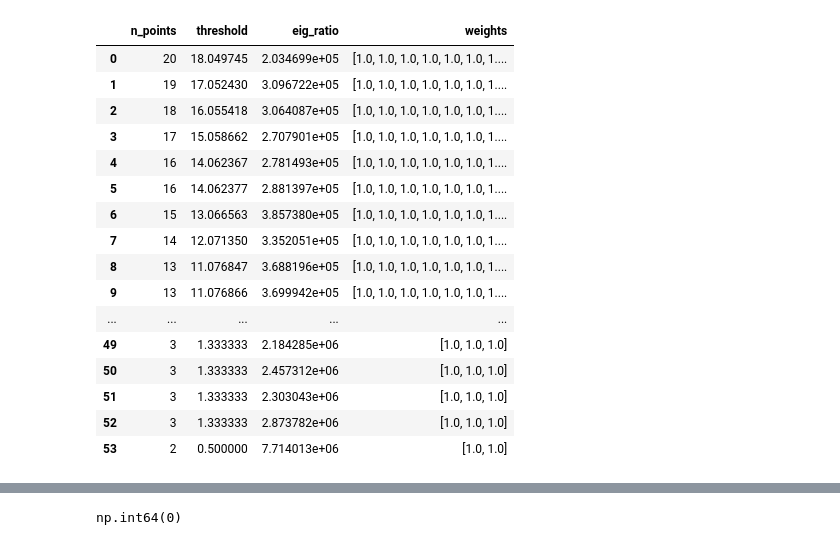
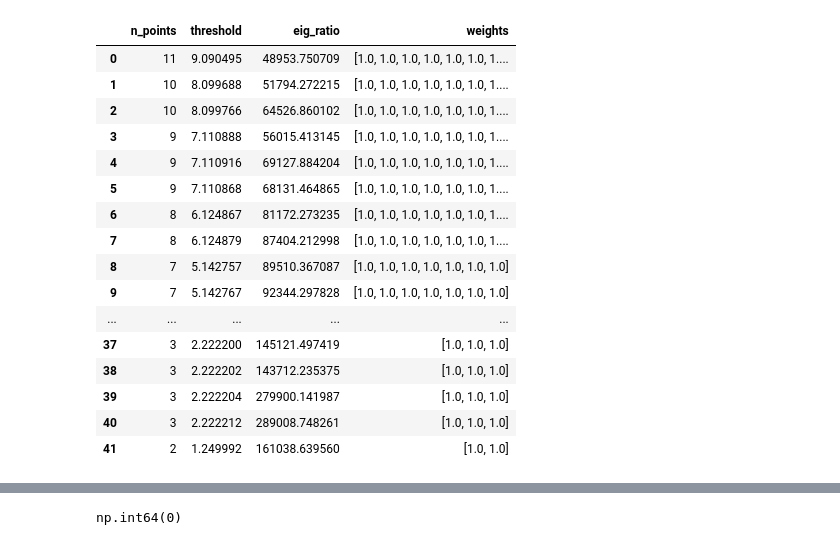
Before and after one commit to CiaranW005/UL-Summer-Bursary-2026, a Jupyter notebook: notebooks/algorithims/unsupervised_ellipsoidal_fit.ipynb, the cells around one changed output, grey strips where cells are left out. Drawn from its saved outputs; the diff is of its cells as text; code cells hidden in the pictures.

Commit message:
Added a feature to the algorithim so that the weakest unregulated ellipsoids blend with the nearest structured ellipsoid to improve structure of the emebdding space

```diff
--- a/notebooks/algorithims/unsupervised_ellipsoidal_fit.ipynb
+++ b/notebooks/algorithims/unsupervised_ellipsoidal_fit.ipynb
@@ -38,7 +38,7 @@ categories = pd.read_sql_query("SELECT DISTINCT category FROM meta", conn)["cate
 
 conn.close()
 # %%
-category = "hazelnut"
+category = "grid"
 
 train_mask = meta["split"] == "train"
 train_meta = meta[train_mask]
@@ -133,7 +178,7 @@ def find_weight(weights, worst_local, covered_idx, cat_emb, uncovered_mask, spac
     weights[worst_local] = best
     return weights
 # %%
-def clean_candidate(covered_idx, cat_emb, uncovered_mask, weights, min_points=1, reg=1e-4):
+def clean_candidate(covered_idx, cat_emb, uncovered_mask, weights, ellipsoids, support_min_points=5, min_points=1, reg=1e-4):
     """
     Iteratively emoved embeddings form a candidate hypersphere until it statisifes the
     exclusive embedding embedding assignment constraint
@@ -172,14 +217,23 @@ def clean_candidate(covered_idx, cat_emb, uncovered_mask, weights, min_points=1,
         Radius of the final hypersphere. (Singleton spheres have radius 0)
     """
 
+    ellipse_id = None
+
     while len(covered_idx) > min_points:
-        center, eigvecs, eigvals, threshold, eig_ratio = fit_ellipsoid(covered_idx, cat_emb, weights, reg=reg)
+        if len(covered_idx) < support_min_points and len(ellipsoids) > 0:
+            center, eigvecs, eigvals, threshold, eig_ratio, ellipse_id = fit_supported_ellipsoid(
+                covered_idx, ellipsoids, weights, cat_emb, min_points=support_min_points, reg=reg
+                )
+        else:
+            center, eigvecs, eigvals, threshold, eig_ratio = fit_ellipsoid(
+                covered_idx, cat_emb, weights, reg=reg
+                )
 
         inside_all = ellipsoid_inside(cat_emb, center, eigvecs, eigvals, threshold)
         shared_idx = np.where((inside_all) & (~uncovered_mask))[0]
 
         if len(shared_idx) == 0:
-            return covered_idx, center, eigvecs, eigvals, threshold, eig_ratio, weights
+            return covered_idx, center, eigvecs, eigvals, threshold, eig_ratio, weights, ellipse_id
 
         print("Enroach Detected")
         shared_diff = cat_emb[shared_idx] - center
@@ -200,8 +254,12 @@ def clean_candidate(covered_idx, cat_emb, uncovered_mask, weights, min_points=1,
             covered_idx = np.delete(covered_idx, worst_local)
             weights = np.delete(weights, worst_local)
 
-    center, eigvecs, eigvals, threshold, eig_ratio = fit_ellipsoid(covered_idx, cat_emb, weights, reg=reg)
-    return covered_idx, center, eigvecs, eigvals, threshold, eig_ratio, weights
+    if len(covered_idx) < support_min_points:
+        center, eigvecs, eigvals, threshold, eig_ratio, ellipse_id = fit_supported_ellipsoid(covered_idx, ellipsoids, weights, cat_emb, min_points=min_points, reg=reg)
+    else:
+        center, eigvecs, eigvals, threshold, eig_ratio = fit_ellipsoid(covered_idx, cat_emb, weights, reg=reg)
+
+    return covered_idx, center, eigvecs, eigvals, threshold, eig_ratio, weights, ellipse_id
 # %%
 time = datetime.datetime.now().strftime("%y-%m-%d_%H-%M-%S")
 EXPERIMENTS_CAT_DIR = EXPERIMENTS_DIR / category / time
@@ -214,6 +272,8 @@ K_frac = 0.05
 
 start_growth = 1.2
 min_growth = 1
+
+min_points = 5
 
 while uncovered_mask.any():
     uncovered_idx = np.where(uncovered_mask)[0]
@@ -228,7 +288,7 @@ while uncovered_mask.any():
         covered_idx = uncovered_idx
         weights = np.ones(len(covered_idx))
 
-        center, eigvecs, eigvals, threshold, eig_ratio = fit_ellipsoid(covered_idx, cat_emb, weights)
+        center, eigvecs, eigvals, threshold, eig_ratio, ellipse_id = fit_supported_ellipsoid(covered_idx, ellipsoids, weights, cat_emb, min_points=5, reg=1e-4)
 
     else:
         index = faiss.IndexFlatL2(uncovered_emb.shape[1])
@@ -247,11 +307,12 @@ while uncovered_mask.any():
         full_covered_idx = uncovered_idx[np.r_[local_compact, neighbours_local]]
 
         weights = np.ones(len(full_covered_idx))
-        covered_idx, center, eigvecs, eigvals, threshold, eig_ratio, weights = clean_candidate(
+        covered_idx, center, eigvecs, eigvals, threshold, eig_ratio, weights, ellipse_id = clean_candidate(
             full_covered_idx,
             cat_emb,
             uncovered_mask,
-            weights
+            weights,
+            ellipsoids
         )
 
         while True:
@@ -267,11 +328,12 @@ while uncovered_mask.any():
                     grow_weights[i] = weights[old_pos]
             weights = grow_weights
 
-            new_covered_idx, new_center, new_eigvecs, new_eigvals, new_threshold, new_eig_ratio, new_weights = clean_candidate(
+            new_covered_idx, new_center, new_eigvecs, new_eigvals, new_threshold, new_eig_ratio, new_weights, new_ellipse_id = clean_candidate(
                 full_new_covered_idx,
                 cat_emb,
                 uncovered_mask,
                 weights,
+                ellipsoids,
                 min_points=len(old_covered_idx)
                 )
 
@@ -283,51 +345,53 @@ while uncovered_mask.any():
                 threshold = new_threshold
                 eig_ratio = new_eig_ratio
                 weights = new_weights
+                ellipse_id = new_ellipse_id
             else:
                 break
 
     ellipsoids.append({
         "center": center,
         "eigvecs": eigvecs,
         "eigvals": eigvals,
         "threshold": threshold,
         "eig_ratio": eig_ratio,
         "covered_idx": covered_idx,
-        "weights": weights
+        "weights": weights,
+        "ellipse_id": ellipse_id
     })
 
     uncovered_mask[covered_idx] = False
 
 ellipsoids_df = pd.DataFrame([
     {
         "n_points": len(e["covered_idx"]),
         "threshold": e["threshold"],
         "eig_ratio": e["eig_ratio"],
         "weights": e["weights"]
     }
     for e in ellipsoids
 ])
 
 ellipsoids_df.to_csv(EXPERIMENTS_CAT_DIR / f"ellipsoids.csv", index=False)
 ellipsoids_df
 # %% [output]
 |  | n_points | threshold | eig_ratio | weights |
-| 0 | 20 | 18.049745 | 2.034699e+05 | [1.0, 1.0, 1.0, 1.0, 1.0, 1.0, 1.... |
-| 1 | 19 | 17.052430 | 3.096722e+05 | [1.0, 1.0, 1.0, 1.0, 1.0, 1.0, 1.... |
-| 2 | 18 | 16.055418 | 3.064087e+05 | [1.0, 1.0, 1.0, 1.0, 1.0, 1.0, 1.... |
-| 3 | 17 | 15.058662 | 2.707901e+05 | [1.0, 1.0, 1.0, 1.0, 1.0, 1.0, 1.... |
-| 4 | 16 | 14.062367 | 2.781493e+05 | [1.0, 1.0, 1.0, 1.0, 1.0, 1.0, 1.... |
-| 5 | 16 | 14.062377 | 2.881397e+05 | [1.0, 1.0, 1.0, 1.0, 1.0, 1.0, 1.... |
-| 6 | 15 | 13.066563 | 3.857380e+05 | [1.0, 1.0, 1.0, 1.0, 1.0, 1.0, 1.... |
-| 7 | 14 | 12.071350 | 3.352051e+05 | [1.0, 1.0, 1.0, 1.0, 1.0, 1.0, 1.... |
-| 8 | 13 | 11.076847 | 3.688196e+05 | [1.0, 1.0, 1.0, 1.0, 1.0, 1.0, 1.... |
-| 9 | 13 | 11.076866 | 3.699942e+05 | [1.0, 1.0, 1.0, 1.0, 1.0, 1.0, 1.... |
+| 0 | 11 | 9.090495 | 48953.750709 | [1.0, 1.0, 1.0, 1.0, 1.0, 1.0, 1.... |
+| 1 | 10 | 8.099688 | 51794.272215 | [1.0, 1.0, 1.0, 1.0, 1.0, 1.0, 1.... |
+| 2 | 10 | 8.099766 | 64526.860102 | [1.0, 1.0, 1.0, 1.0, 1.0, 1.0, 1.... |
+| 3 | 9 | 7.110888 | 56015.413145 | [1.0, 1.0, 1.0, 1.0, 1.0, 1.0, 1.... |
+| 4 | 9 | 7.110916 | 69127.884204 | [1.0, 1.0, 1.0, 1.0, 1.0, 1.0, 1.... |
+| 5 | 9 | 7.110868 | 68131.464865 | [1.0, 1.0, 1.0, 1.0, 1.0, 1.0, 1.... |
+| 6 | 8 | 6.124867 | 81172.273235 | [1.0, 1.0, 1.0, 1.0, 1.0, 1.0, 1.... |
+| 7 | 8 | 6.124879 | 87404.212998 | [1.0, 1.0, 1.0, 1.0, 1.0, 1.0, 1.... |
+| 8 | 7 | 5.142757 | 89510.367087 | [1.0, 1.0, 1.0, 1.0, 1.0, 1.0, 1.0] |
+| 9 | 7 | 5.142767 | 92344.297828 | [1.0, 1.0, 1.0, 1.0, 1.0, 1.0, 1.0] |
 | ... | ... | ... | ... | ... |
-| 49 | 3 | 1.333333 | 2.184285e+06 | [1.0, 1.0, 1.0] |
-| 50 | 3 | 1.333333 | 2.457312e+06 | [1.0, 1.0, 1.0] |
-| 51 | 3 | 1.333333 | 2.303043e+06 | [1.0, 1.0, 1.0] |
-| 52 | 3 | 1.333333 | 2.873782e+06 | [1.0, 1.0, 1.0] |
-| 53 | 2 | 0.500000 | 7.714013e+06 | [1.0, 1.0] |
+| 37 | 3 | 2.222200 | 145121.497419 | [1.0, 1.0, 1.0] |
+| 38 | 3 | 2.222202 | 143712.235375 | [1.0, 1.0, 1.0] |
+| 39 | 3 | 2.222204 | 279900.141987 | [1.0, 1.0, 1.0] |
+| 40 | 3 | 2.222212 | 289008.748261 | [1.0, 1.0, 1.0] |
+| 41 | 2 | 1.249992 | 161038.639560 | [1.0, 1.0] |
 # %%
 overlaps = []
 
```
Also changed, not shown: parts of 5 cells of this notebook.
